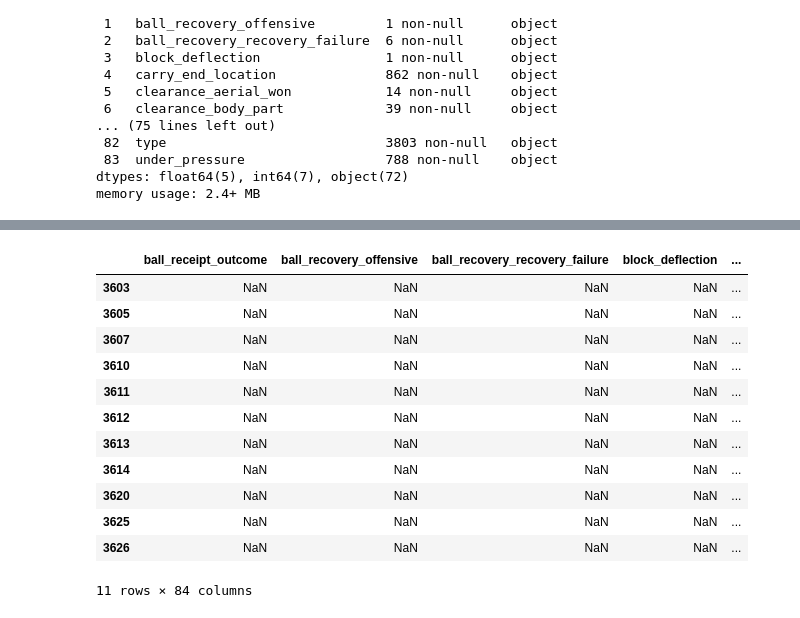
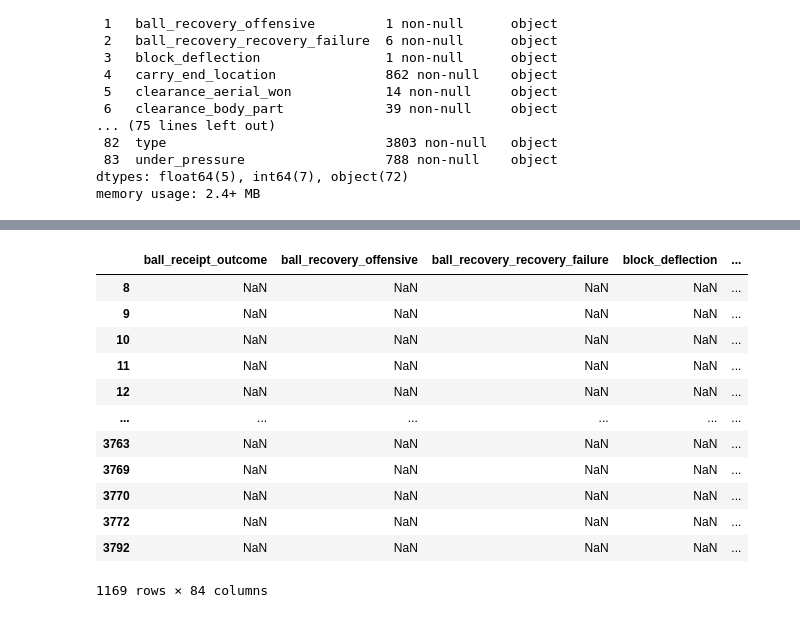
Before and after one commit to ryaa2020/Throw-ins-Gain-the-Upper-Hand, a Jupyter notebook: shot.ipynb, the cells around one changed output, grey strips where cells are left out. Cells and saved outputs as stored; diff of their text form; code cells hidden in the pictures.

```diff
--- a/shot.ipynb
+++ b/shot.ipynb
@@ -58,17 +50,17 @@ df_shot
 # %%
-df_shot_throwIn = df_shot.loc[df_shot['play_pattern'] == 'From Throw In']
-df_shot_throwIn
+df_throwIn = df_events.loc[df_events['play_pattern'] == 'From Throw In']
+df_throwIn
 # %% [output]
 |  | ball_receipt_outcome | ball_recovery_offensive | ball_recovery_recovery_failure | block_deflection | ... |
-| 3603 | NaN | NaN | NaN | NaN | ... |
-| 3605 | NaN | NaN | NaN | NaN | ... |
-| 3607 | NaN | NaN | NaN | NaN | ... |
-| 3610 | NaN | NaN | NaN | NaN | ... |
-| 3611 | NaN | NaN | NaN | NaN | ... |
-| 3612 | NaN | NaN | NaN | NaN | ... |
-| 3613 | NaN | NaN | NaN | NaN | ... |
-| 3614 | NaN | NaN | NaN | NaN | ... |
-| 3620 | NaN | NaN | NaN | NaN | ... |
-| 3625 | NaN | NaN | NaN | NaN | ... |
-| 3626 | NaN | NaN | NaN | NaN | ... |
+| 8 | NaN | NaN | NaN | NaN | ... |
+| 9 | NaN | NaN | NaN | NaN | ... |
+| 10 | NaN | NaN | NaN | NaN | ... |
+| 11 | NaN | NaN | NaN | NaN | ... |
+| 12 | NaN | NaN | NaN | NaN | ... |
+| ... | ... | ... | ... | ... | ... |
+| 3763 | NaN | NaN | NaN | NaN | ... |
+| 3769 | NaN | NaN | NaN | NaN | ... |
+| 3770 | NaN | NaN | NaN | NaN | ... |
+| 3772 | NaN | NaN | NaN | NaN | ... |
+| 3792 | NaN | NaN | NaN | NaN | ... |
-11 rows × 84 columns
+1169 rows × 84 columns
```
Also changed, not shown: parts of 7 cells of this notebook, 2 other files.
